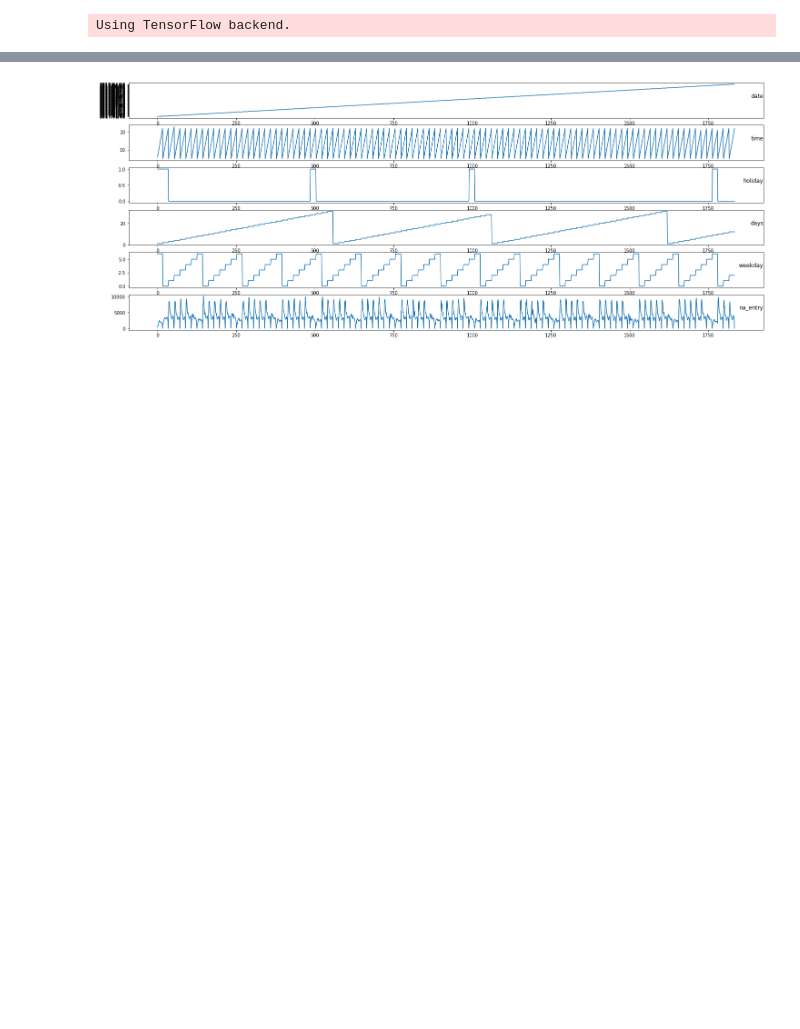
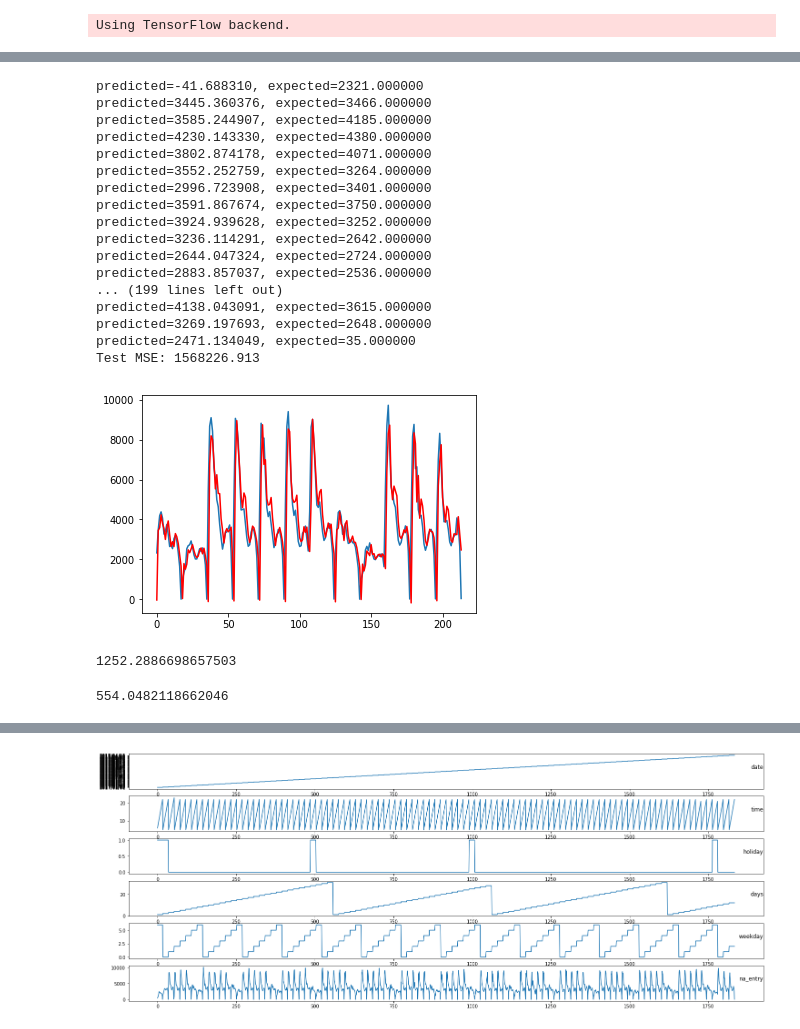
Before and after one commit to ryanliwag/ryanliwag.github.io, a Jupyter notebook: notebooks/MLP_model.ipynb, the cells around one changed output, grey strips where cells are left out. Cells and saved outputs as stored; diff of their text form; code cells hidden in the pictures; blank space fills up the shorter version.

```diff
--- a/notebooks/MLP_model.ipynb
+++ b/notebooks/MLP_model.ipynb
@@ -28,0 +119,51 @@ def mape(y_true, y_pred):
+# %%
+X = series.values
+size = 1620
+train, test = X[0:size], X[size:len(X)]
+history = [float(x) for x in train]
+predictions = list()
+for t in range(len(test)):
+	model = ARIMA(history, order=(5,1,0))
+	model_fit = model.fit()
+	output = model_fit.forecast()
+	yhat = output[0]
+	predictions.append(yhat)
+	obs = test[t]
+	history.append(obs)
+	print('predicted=%f, expected=%f' % (yhat, obs))
+error = mean_squared_error(test, predictions)
+print('Test MSE: %.3f' % error)
+
+
+# plot
+pyplot.plot(test)
+pyplot.plot(predictions)
+pyplot.show()
+# %% [output]
+predicted=-41.688310, expected=2321.000000
+predicted=3445.360376, expected=3466.000000
+predicted=3585.244907, expected=4185.000000
+predicted=4230.143330, expected=4380.000000
+predicted=3802.874178, expected=4071.000000
+predicted=3552.252759, expected=3264.000000
+predicted=2996.723908, expected=3401.000000
+predicted=3591.867674, expected=3750.000000
+predicted=3924.939628, expected=3252.000000
+predicted=3236.114291, expected=2642.000000
+predicted=2644.047324, expected=2724.000000
+predicted=2883.857037, expected=2536.000000
+... (199 lines left out)
+predicted=4138.043091, expected=3615.000000
+predicted=3269.197693, expected=2648.000000
+predicted=2471.134049, expected=35.000000
+Test MSE: 1568226.913
+[figure, added]
+# %%
+sqrt(mean_squared_error(test, predictions))
+# %% [output]
+1252.2886698657503
+# %%
+error = sqrt(mean_squared_error(test[:213], predictions[1:]))
+error
+# %% [output]
+554.0482118662046
```
Also changed, not shown: parts of 29 cells of this notebook, 1 other file.
